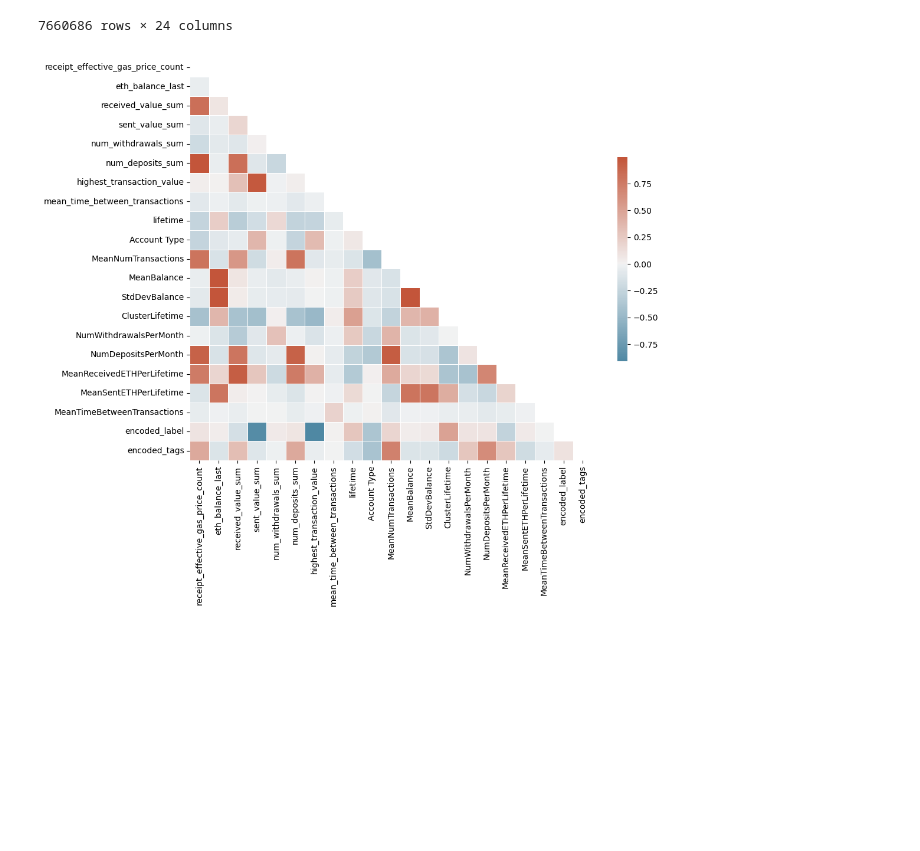
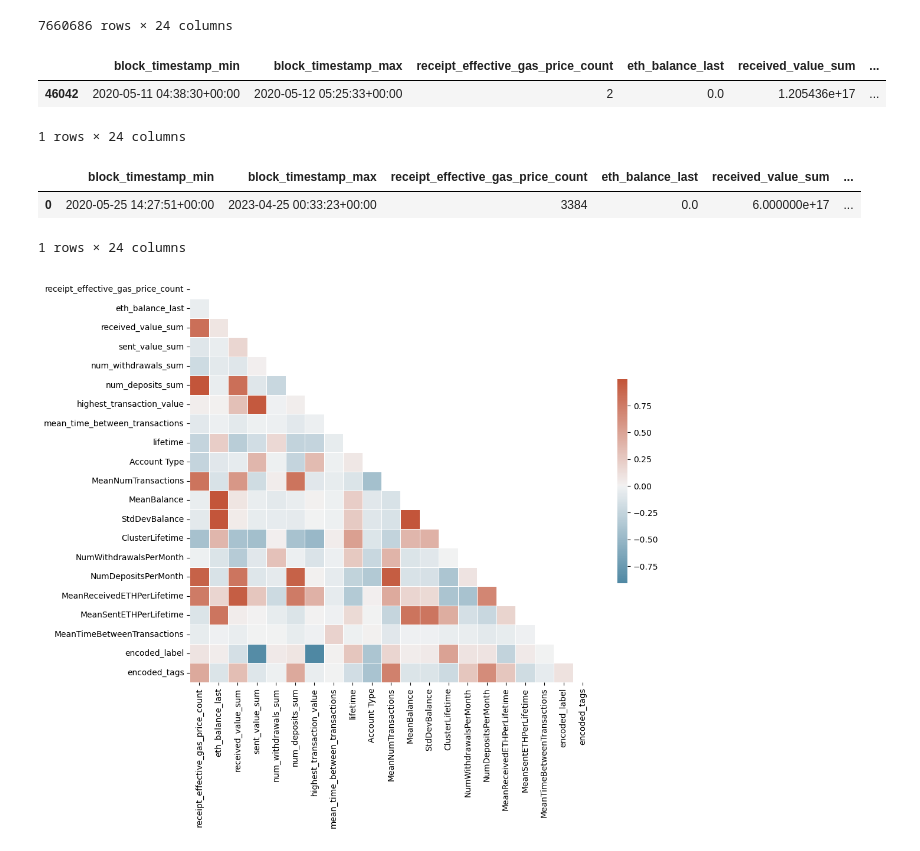
Before and after one commit to viethuy25/TMU_MRP, a Jupyter notebook: Preprocessing, Data Visualization and Class Balancing.ipynb, the cells around one changed output. Drawn from its saved outputs; the diff is of its cells as text; code cells hidden in the pictures; blank space fills up the shorter version.

```diff
--- a/Preprocessing, Data Visualization and Class Balancing.ipynb
+++ b/Preprocessing, Data Visualization and Class Balancing.ipynb
@@ -1128,6 +1128,21 @@ data
 | 7660684 | 2018-05-01 04:28:03+00:00 | 2023-05-01 15:29:23+00:00 | 33843 | 2.056215e+20 | 7.000000e+20 | ... |
 | 7660685 | 2018-05-01 04:28:03+00:00 | 2023-05-01 15:29:23+00:00 | 33843 | 2.056215e+20 | 7.000000e+20 | ... |
 7660686 rows × 24 columns
+# %%
+data_0 = data[data.encoded_label == 0].head(1)
+data_1 = data[data.encoded_label == 1].head(1)
+
+data_0
+# %% [output]
+|  | block_timestamp_min | block_timestamp_max | receipt_effective_gas_price_count | eth_balance_last | received_value_sum | ... |
+| 46042 | 2020-05-11 04:38:30+00:00 | 2020-05-12 05:25:33+00:00 | 2 | 0.0 | 1.205436e+17 | ... |
+1 rows × 24 columns
+# %%
+data_1
+# %% [output]
+|  | block_timestamp_min | block_timestamp_max | receipt_effective_gas_price_count | eth_balance_last | received_value_sum | ... |
+| 0 | 2020-05-25 14:27:51+00:00 | 2023-04-25 00:33:23+00:00 | 3384 | 0.0 | 6.000000e+17 | ... |
+1 rows × 24 columns
 # %%
 # plt.figure(figsize=(15,15))
 # sns.heatmap(data.select_dtypes(include='number').corr(), annot=True, fmt=".2f")
```
Also changed, not shown: parts of 1 cell of this notebook.
